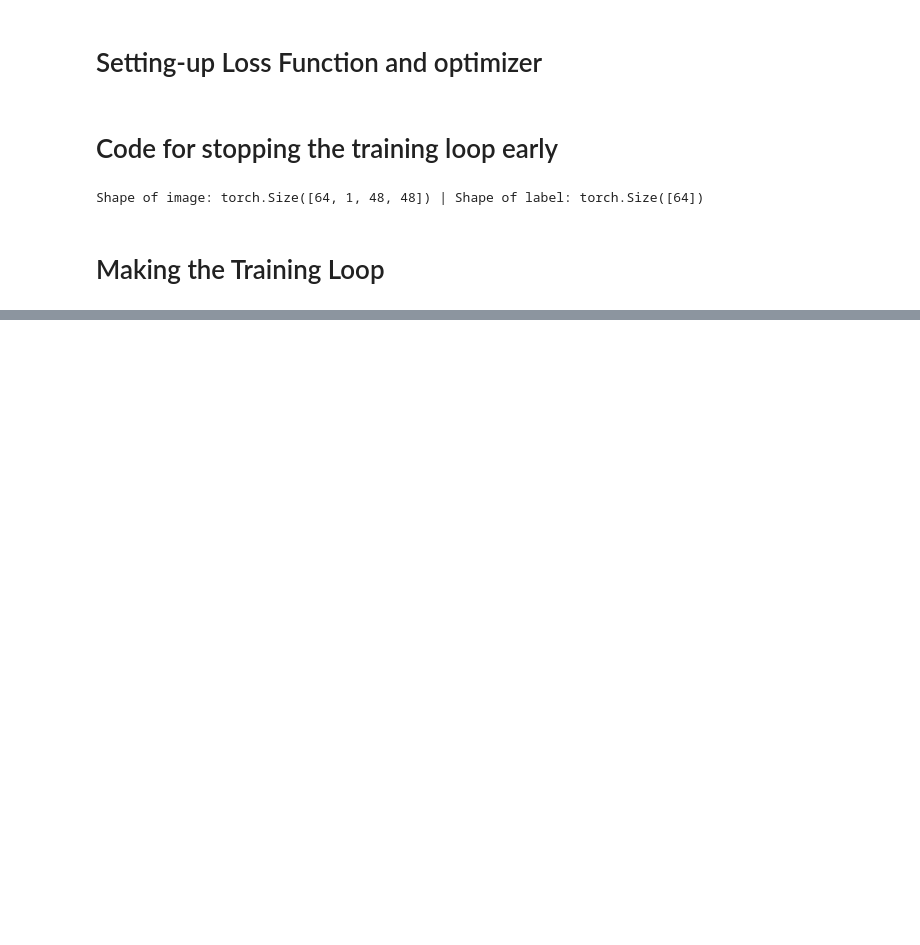
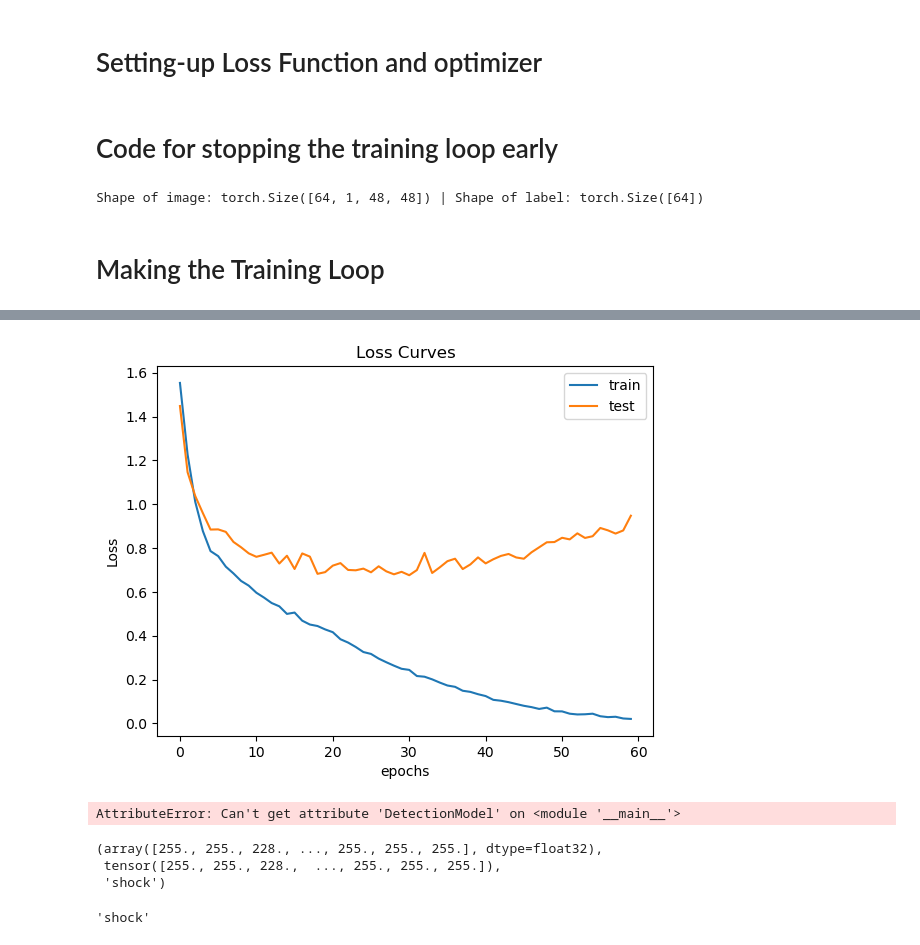
Before and after one commit to HALAXAR/Mood-Detector, a Jupyter notebook: Emotion-Detection.ipynb, the cells around one changed output, grey strips where cells are left out. Cells and saved outputs as stored; diff of their text form; code cells hidden in the pictures; blank space fills up the shorter version.

```diff
--- a/Emotion-Detection.ipynb
+++ b/Emotion-Detection.ipynb
@@ -390,0 +398,35 @@ Early stopping
+# %%
+plt.plot(epochs,trainloss,label='train')
+plt.plot(epochs,testloss,label='test')
+plt.xlabel("epochs")
+plt.ylabel("Loss")
+plt.title("Loss Curves")
+plt.legend()
+plt.show()
+# %% [output]
+[figure, added]
+# %%
+model = torch.load("./mood-detector.pth",map_location=torch.device('cpu'))
+# %% [output]
+AttributeError: Can't get attribute 'DetectionModel' on <module '__main__'>
+# %%
+img_arr = df.iloc[4500,:-1].values
+img_arr = img_arr.astype('float32')
+img_tensor = torch.tensor(img_arr)
+class_original = df.iloc[4500,-1]
+class_name = class_names[class_original]
+img_arr , img_tensor , class_name
+# %% [output]
+(array([255., 255., 228., ..., 255., 255., 255.], dtype=float32),
+ tensor([255., 255., 228.,  ..., 255., 255., 255.]),
+ 'shock')
+# %%
+# img_tensor = img_tensor.type('float32')
+img_tensor = img_tensor.reshape(1,1,48,48)
+logit = model(img_tensor)
+pred = torch.softmax(logit.squeeze(),dim=0)
+class_ = torch.argmax(pred).item()
+class_name = class_names[class_]
+class_name
+# %% [output]
+'shock'
```
Also changed, not shown: parts of 22 cells of this notebook, 3 other files.
